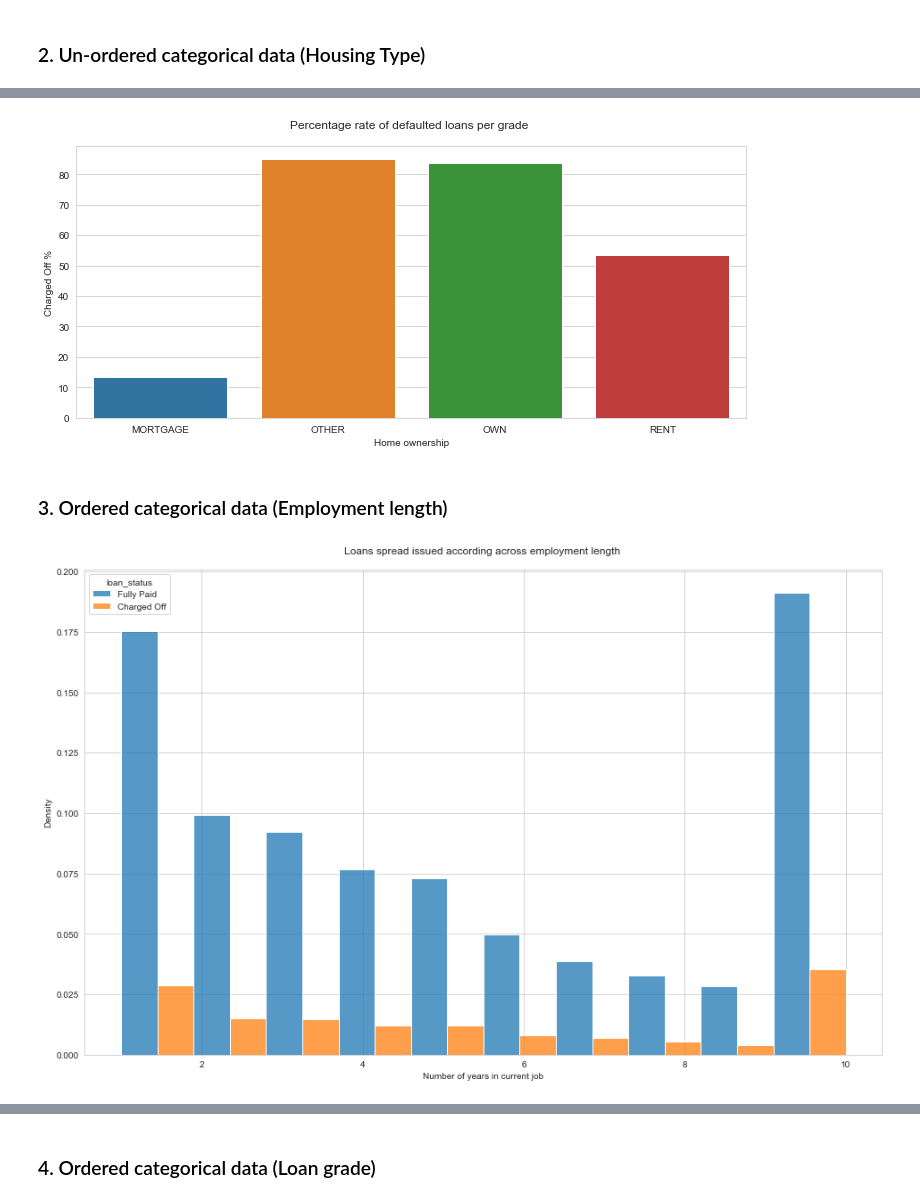
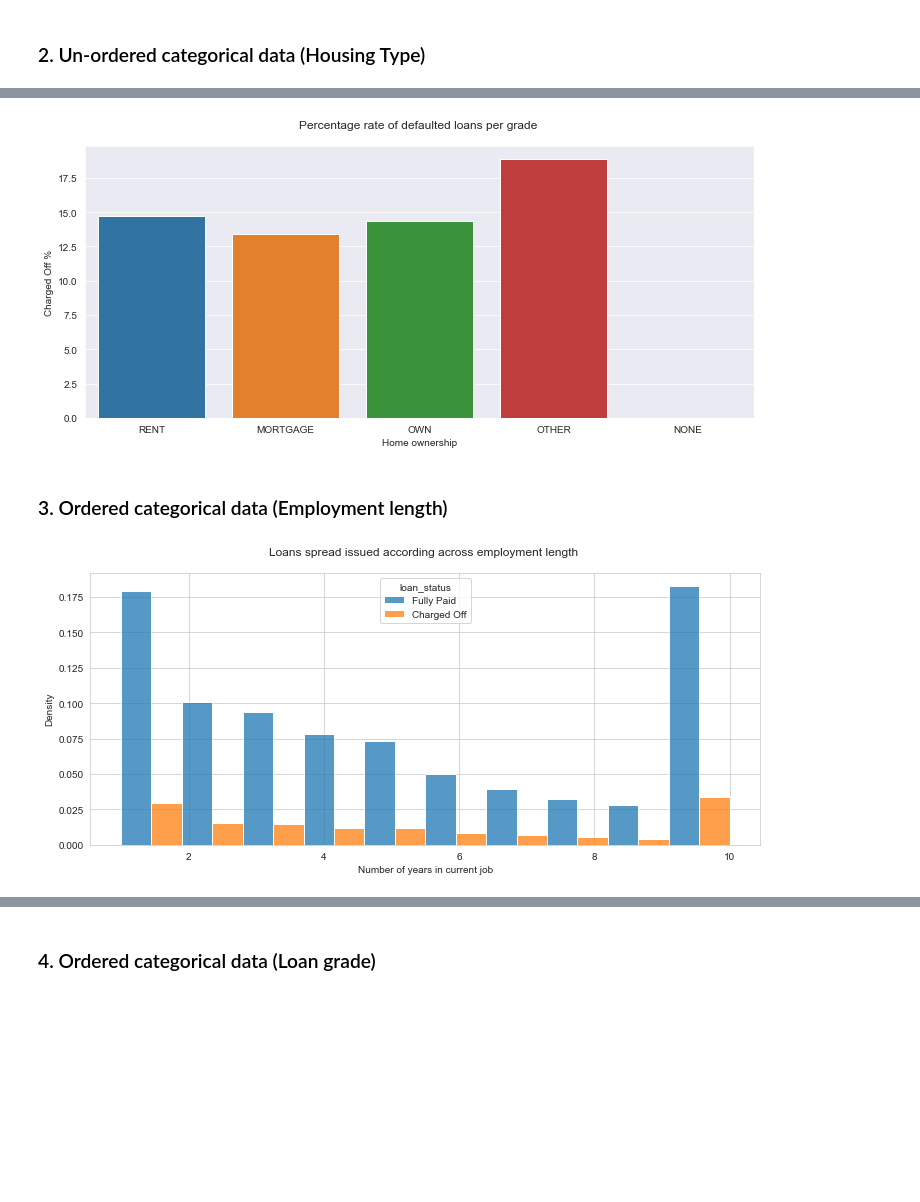
Before and after one commit to NavsGo/LendingClub_CaseStudy, a Jupyter notebook: CS-LendingClub.ipynb, the cells around one changed output, grey strips where cells are left out. Cells and saved outputs as stored; diff of their text form; code cells hidden in the pictures; blank space fills up the shorter version.

```diff
--- a/CS-LendingClub.ipynb
+++ b/CS-LendingClub.ipynb
@@ -784,0 +772,13 @@ plt.show()
+# %%
+## let us also calculate the percentage % of charged off loans per year
+sns.set_style("darkgrid")
+charged_off_year = calculate_default_rate(df1, 'issue_year')
+sns.set_style("darkgrid")
+sns.barplot(data =charged_off_year, x =charged_off_year.issue_year, y = charged_off_year['Charged_Off_%'])
+plt.title("Percentage rate of defaulted loans per year \n")
+plt.xlabel("Issue year")
+plt.ylabel("Charged Off %")
+plt.show()
+
+
+# INSIGHT: more loans issued in 2007 and 2011 have defaulted. May be market conditions? or change in loan crietria. need more investigation
@@ -785,7 +787,11 @@ plt.show()
 # %% [markdown]
 ### 2. Un-ordered categorical data (Housing Type)
 # %%
-sns.histplot(data = df1, x = df1.home_ownership, multiple="dodge", hue = df1.loan_status )
+sns.set_style("whitegrid")
+xLabels = ["RENT", 'MORTGAGE', 'OWN', 'OTHER', 'NONE']
+df2 = df1.copy()
+df2['home_ownership'] = pd.Categorical(df1['home_ownership'], categories=xLabels)
+sns.histplot(data = df1, x = df2.home_ownership, multiple="dodge", hue = df1.loan_status )
 plt.title("Loans spread across housing types \n")
 plt.xlabel("Housing type")
 plt.ylabel("# of loans issued")
@@ -798,25 +804,28 @@ plt.show()
-# %%
-# calculate % rate of default for all housing categories
-charged_off_housing = calculate_default_rate(df1, 'home_ownership')
-sns.barplot(data =charged_off_housing, x =charged_off_housing.home_ownership, y = charged_off_housing['Charged_Off_%'])
-plt.title("Percentage rate of defaulted loans per grade \n")
-plt.xlabel("Home ownership")
-plt.ylabel("Charged Off %")
-plt.show()
-
-#INSIGHT: loans issued to OTHER and OWNERS are defaulting. Need to make more stringent criteria for these two categories
-# %% [output]
-[figure, removed]
+# %%
+# calculate % rate of default for all housing categories
+sns.set_style("darkgrid")
+charged_off_housing = calculate_default_rate(df2, 'home_ownership')
+sns.barplot(data =charged_off_housing, x =charged_off_housing.home_ownership, y = charged_off_housing['Charged_Off_%'])
+sns.set_style("darkgrid")
+plt.title("Percentage rate of defaulted loans per grade \n")
+plt.xlabel("Home ownership")
+plt.ylabel("Charged Off %")
+plt.show()
+
+#INSIGHT: loans issued to OTHER and OWNERS are defaulting. Need to make more stringent criteria for these two categories
+# %% [output]
+[figure, added]
 # %% [markdown]
 ### 3. Ordered categorical data (Employment length)
 # %%
+sns.set_style("whitegrid")
 ax= sns.histplot(data = df1, x= df1.emp_length, hue = df1.loan_status,  stat="probability", multiple="dodge" , bins =10)
 plt.title("Loans spread issued according across employment length \n")
 plt.xlabel("Number of years in current job")
 plt.ylabel("Density")
 plt.show()
 
 ## INSIGHT:  Most number of the loans(both paid and defaulted segments) are issued to customers who are in a steady job(>10 years) and between 1&2 yrs.
 ##doesn't show any varied pattern in both segments across various employment lengths
 # %% [output]
-[figure, old version]
+[figure, new version]
```
Also changed, not shown: parts of 79 cells of this notebook.
